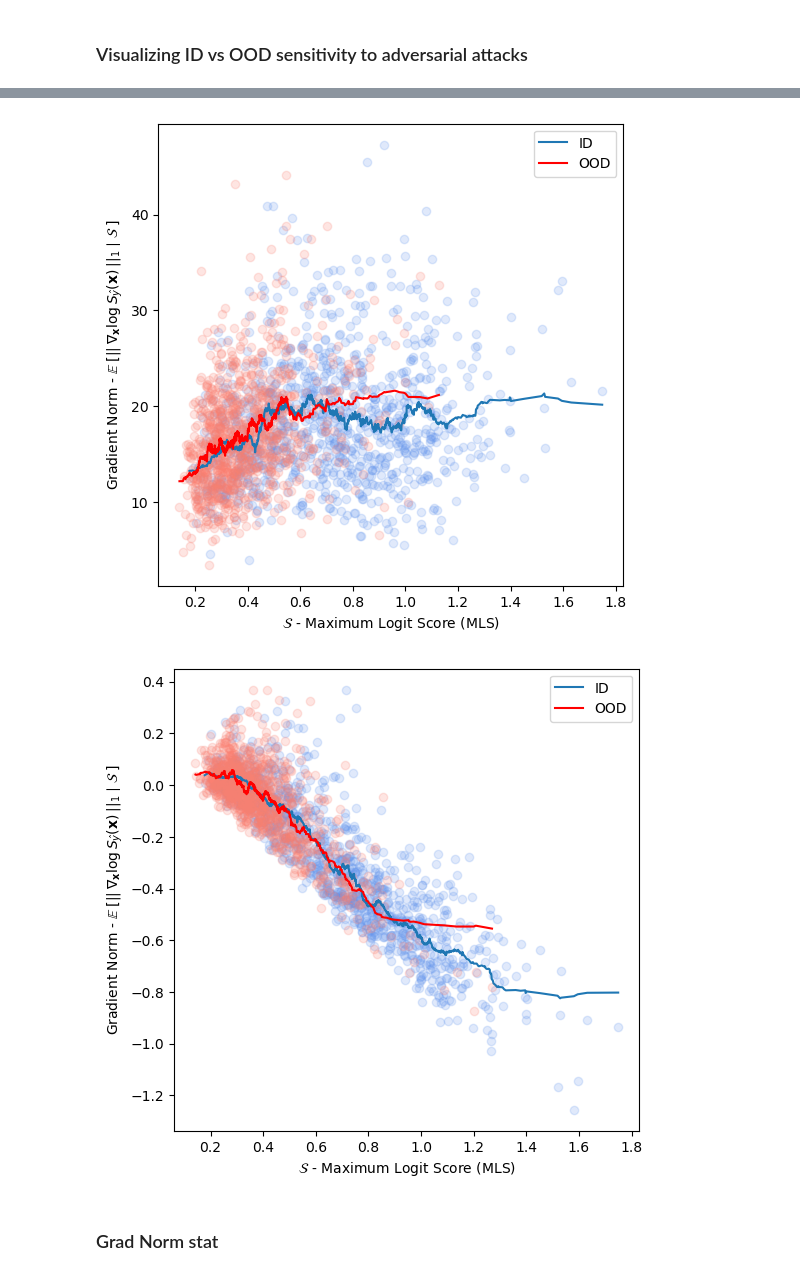
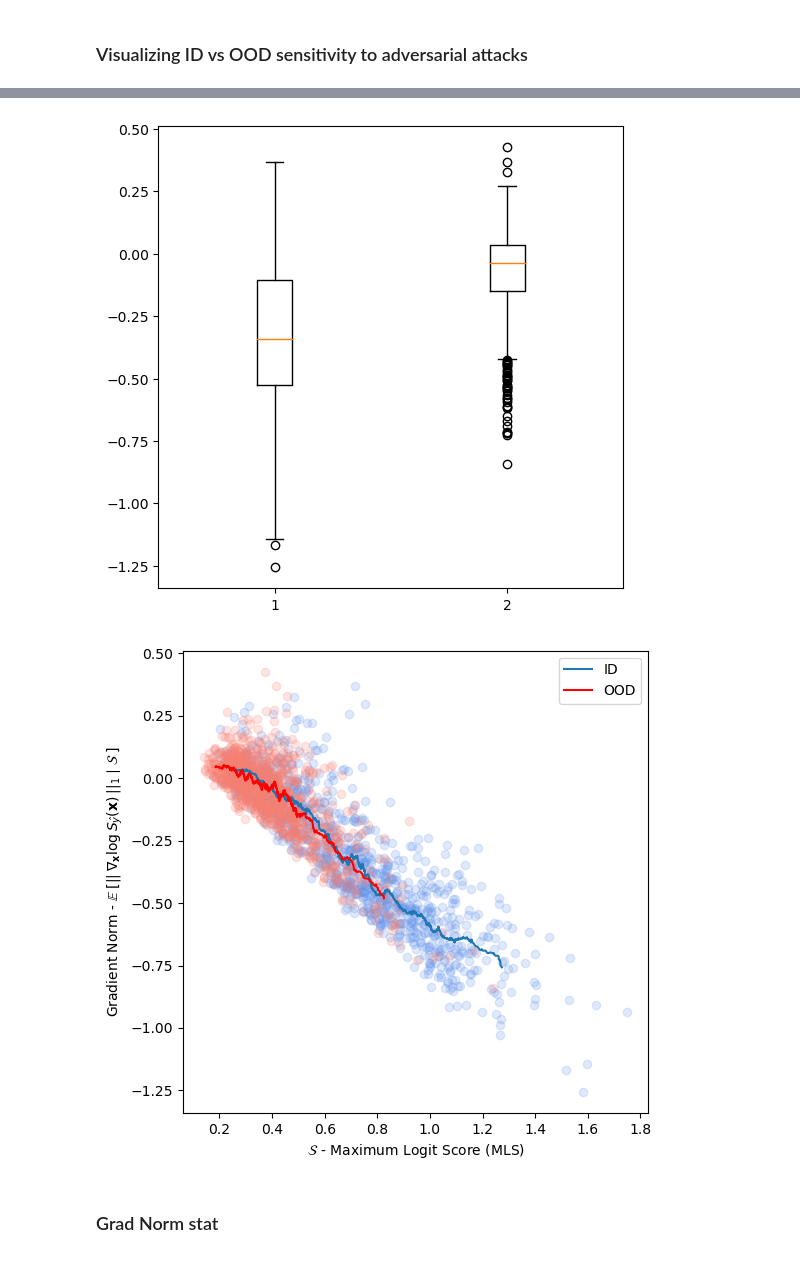
Before and after one commit to krellemand/bachelor_project, a Jupyter notebook: notebooks/visualizing_adv_attacks.ipynb, the cells around one changed output, grey strips where cells are left out. Drawn from its saved outputs; the diff is of its cells as text; code cells hidden in the pictures.

```diff
--- a/notebooks/visualizing_adv_attacks.ipynb
+++ b/notebooks/visualizing_adv_attacks.ipynb
@@ -294,25 +268,18 @@ boxplot_log_msp_grad_norms.show_and_save()
 # %%
 # Norm of log_msp gradients ID vs OOD
-scatter_log_msp_grad_norms = IdOodPlot()
-scatter_log_msp_grad_norms.load_grad_norm_stats(tin_grad_norm_dir + 'log_msp/', root_dir + 'logits/tinyimagenet/plain/', split_num=0, balance=True)
-scatter_log_msp_grad_norms.make_scatter_plot(window_size=25)
+scatter_mls_diffs = IdOodPlot()
+scatter_mls_diffs.load_mls_diffs_stats(root_dir + "logits/tinyimagenet/plain/logits_0.pt",
+                                                root_dir + "logits/tinyimagenet/fp/fgsm/inf_norm/eps_0.0509/logits_0.pt",
+                                                root_dir + "logits/tinyimagenet/plain/csr_targets_0.pt",
+                                                0, dataset_name='tinyimagenet', balance=True)
+scatter_mls_diffs.make_boxplot()
+scatter_mls_diffs.show_and_save()
+scatter_mls_diffs.make_scatter_plot(window_size=25)
 # scatter_log_msp_grad_norms.ax.set_ylabel(r'Gradient Norm - $||\:\nabla_{\bf{x}} \log S_{\hat{y}}({\bf{x}}) \:||_1$')
-scatter_log_msp_grad_norms.set_legend()
-scatter_log_msp_grad_norms.show_and_save()
+scatter_mls_diffs.set_legend()
+scatter_mls_diffs.show_and_save()
 # %% [output]
-[figure, old version]
+[figure, new version]
+[figure, added]
-# %%
-# Norm of log_msp gradients ID vs OOD
-scatter_mls_diffs = IdOodPlot()
-scatter_mls_diffs.load_mls_diffs_stats(root_dir + "logits/tinyimagenet/plain/logits_0.pt",
-                                                root_dir + "logits/tinyimagenet/fp/fgsm/inf_norm/eps_0.0509/logits_0.pt",
-                                                root_dir + "logits/tinyimagenet/plain/csr_targets_0.pt",
-                                                0, dataset_name='tinyimagenet', balance=True)
-scatter_mls_diffs.make_scatter_plot(window_size=25)
-# scatter_log_msp_grad_norms.ax.set_ylabel(r'Gradient Norm - $||\:\nabla_{\bf{x}} \log S_{\hat{y}}({\bf{x}}) \:||_1$')
-scatter_mls_diffs.set_legend()
-scatter_mls_diffs.show_and_save()
-# %% [output]
-[figure, removed]
 # %% [markdown]
 ### Grad Norm stat
```
Also changed, not shown: parts of 12 cells of this notebook, 2 other files.
